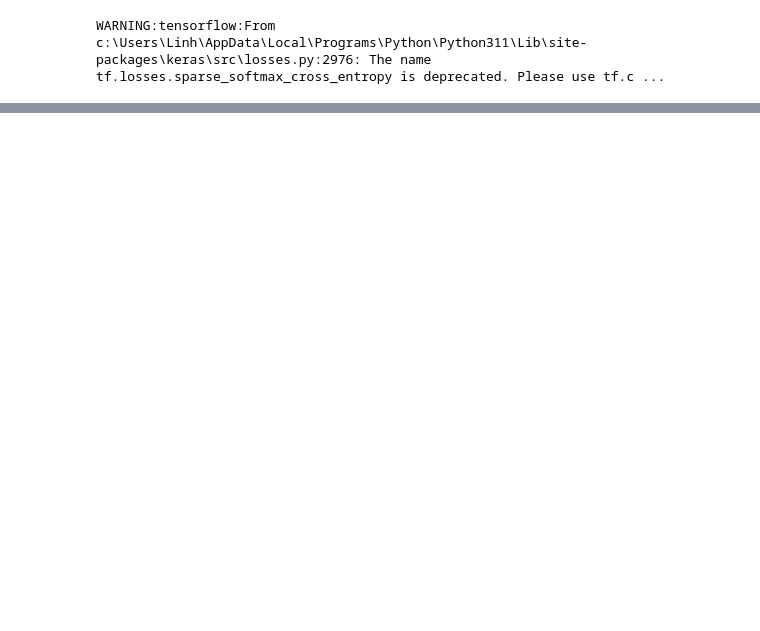
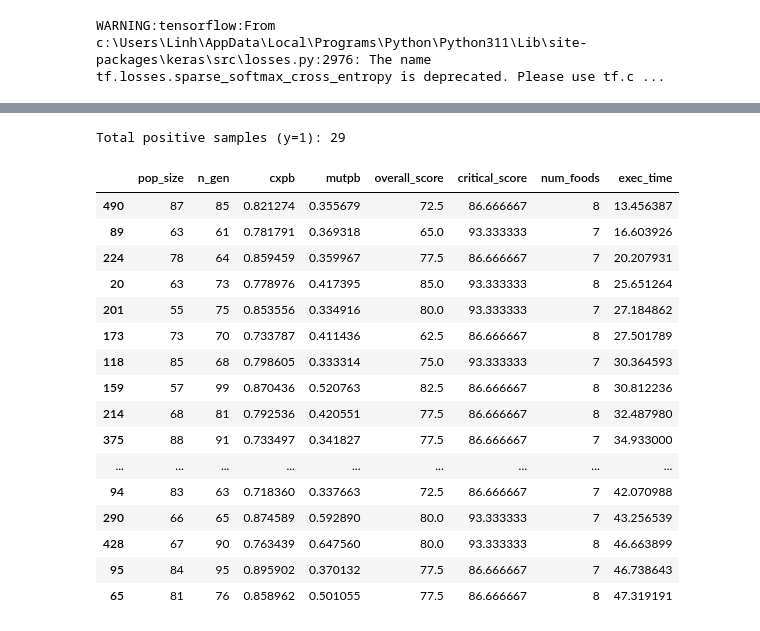
Before and after one commit to Lycheezee/lychee-ai-meal-planner, a Jupyter notebook: ipynb_files/generate_meals/CNN_train_v1.ipynb, the cells around one changed output, grey strips where cells are left out. Drawn from its saved outputs; the diff is of its cells as text; code cells hidden in the pictures; blank space fills up the shorter version.

```diff
--- a/ipynb_files/generate_meals/CNN_train_v1.ipynb
+++ b/ipynb_files/generate_meals/CNN_train_v1.ipynb
@@ -167,0 +213,27 @@ plt.show()
+# %%
+# Print all data rows where y == 1 (positive class), sorted by exec_time
+positive_mask = (y == 1)
+df = df[positive_mask]
+if 'exec_time' in df.columns:
+    df = df.sort_values('exec_time')
+print(f"Total positive samples (y=1): {len(df)}")
+display(df[:20])
+# %% [output]
+Total positive samples (y=1): 29
+|  | pop_size | n_gen | cxpb | mutpb | overall_score | critical_score | num_foods | exec_time |
+| 490 | 87 | 85 | 0.821274 | 0.355679 | 72.5 | 86.666667 | 8 | 13.456387 |
+| 89 | 63 | 61 | 0.781791 | 0.369318 | 65.0 | 93.333333 | 7 | 16.603926 |
+| 224 | 78 | 64 | 0.859459 | 0.359967 | 77.5 | 86.666667 | 7 | 20.207931 |
+| 20 | 63 | 73 | 0.778976 | 0.417395 | 85.0 | 93.333333 | 8 | 25.651264 |
+| 201 | 55 | 75 | 0.853556 | 0.334916 | 80.0 | 93.333333 | 7 | 27.184862 |
+| 173 | 73 | 70 | 0.733787 | 0.411436 | 62.5 | 86.666667 | 8 | 27.501789 |
+| 118 | 85 | 68 | 0.798605 | 0.333314 | 75.0 | 93.333333 | 7 | 30.364593 |
+| 159 | 57 | 99 | 0.870436 | 0.520763 | 82.5 | 86.666667 | 8 | 30.812236 |
+| 214 | 68 | 81 | 0.792536 | 0.420551 | 77.5 | 86.666667 | 8 | 32.487980 |
+| 375 | 88 | 91 | 0.733497 | 0.341827 | 77.5 | 86.666667 | 7 | 34.933000 |
+| ... | ... | ... | ... | ... | ... | ... | ... | ... |
+| 94 | 83 | 63 | 0.718360 | 0.337663 | 72.5 | 86.666667 | 7 | 42.070988 |
+| 290 | 66 | 65 | 0.874589 | 0.592890 | 80.0 | 93.333333 | 7 | 43.256539 |
+| 428 | 67 | 90 | 0.763439 | 0.647560 | 80.0 | 93.333333 | 8 | 46.663899 |
+| 95 | 84 | 95 | 0.895902 | 0.370132 | 77.5 | 86.666667 | 7 | 46.738643 |
+| 65 | 81 | 76 | 0.858962 | 0.501055 | 77.5 | 86.666667 | 8 | 47.319191 |
```
Also changed, not shown: parts of 6 cells of this notebook, 1 other file.
